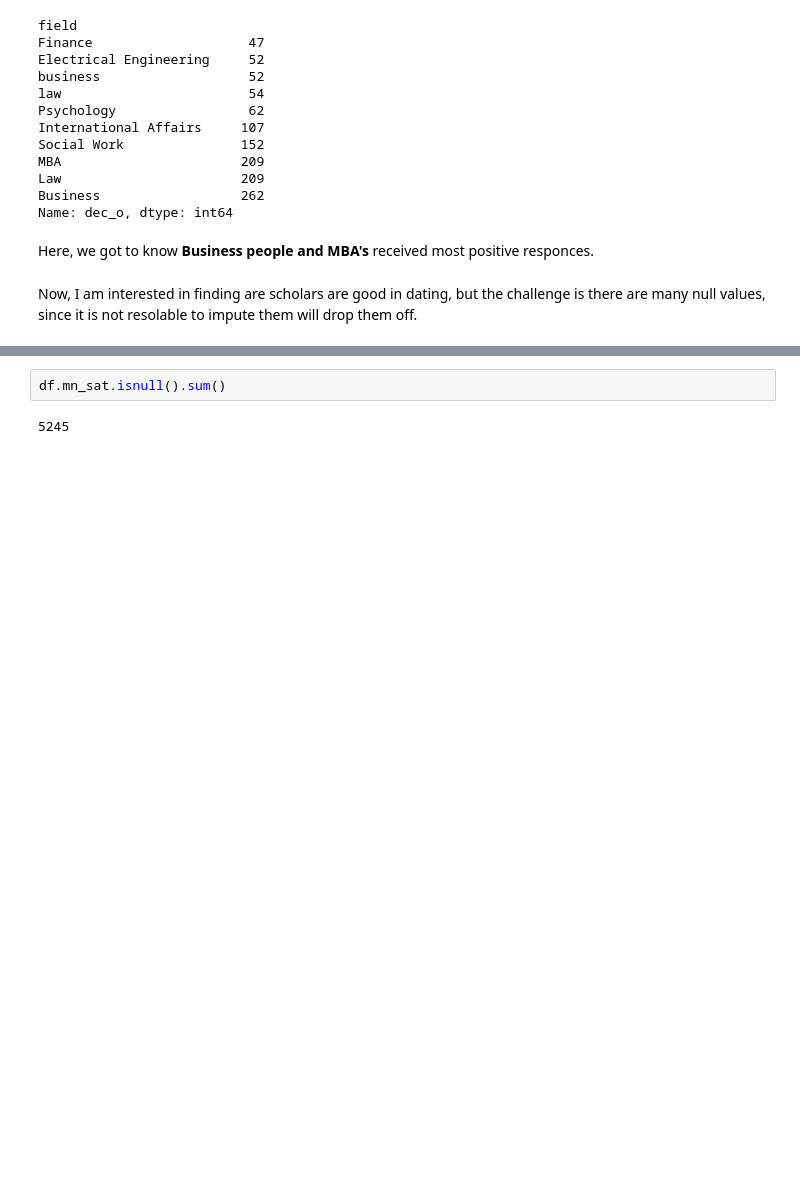
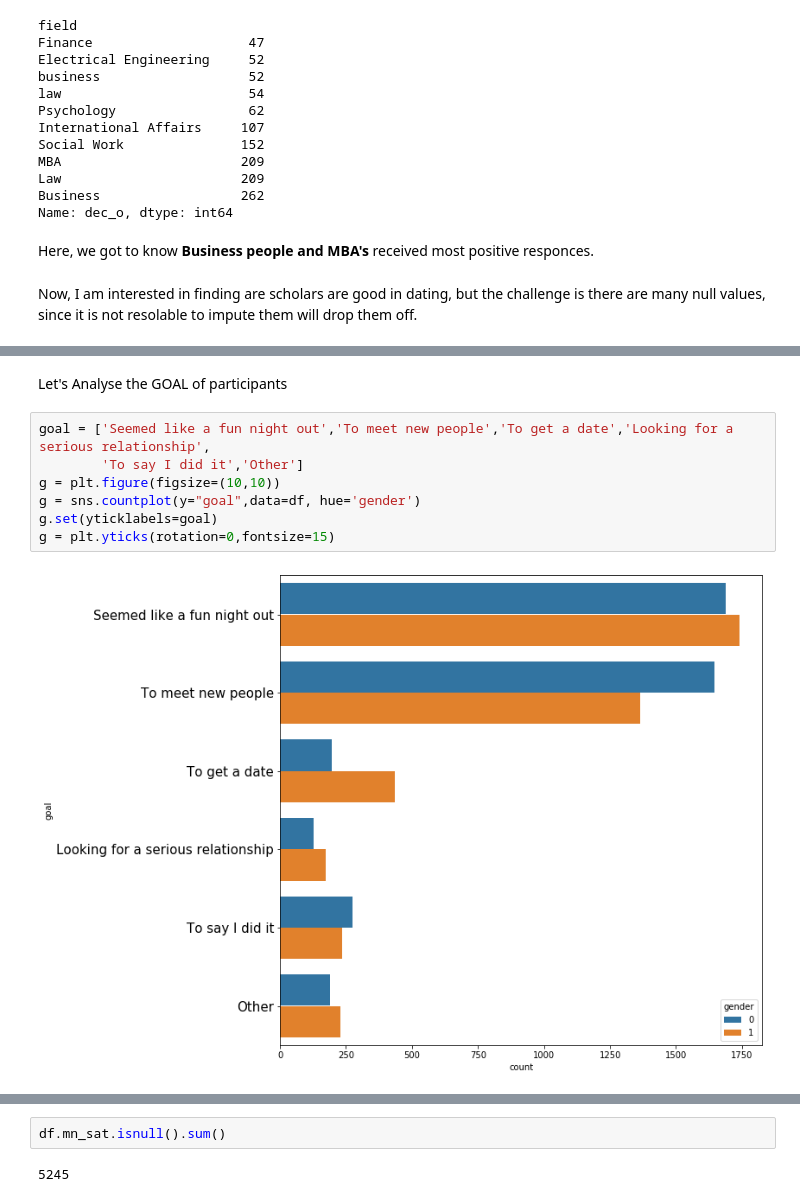
Before and after one commit to erjpsingh/dateyourmate, a Jupyter notebook: dateyourmate.ipynb, the cells around one changed output, grey strips where cells are left out. Cells and saved outputs as stored; diff of their text form; blank space fills up the shorter version.

```diff
--- a/dateyourmate.ipynb
+++ b/dateyourmate.ipynb
@@ -308,0 +324,11 @@ Now, I am interested in finding are scholars are good in dating, but the challen
+# %% [markdown]
+Let's Analyse the GOAL of participants
+# %%
+goal = ['Seemed like a fun night out','To meet new people','To get a date','Looking for a serious relationship',
+        'To say I did it','Other']
+g = plt.figure(figsize=(10,10))
+g = sns.countplot(y="goal",data=df, hue='gender')
+g.set(yticklabels=goal)
+g = plt.yticks(rotation=0,fontsize=15)
+# %% [output]
+[figure, added]
```
Also changed, not shown: parts of 31 cells of this notebook.
